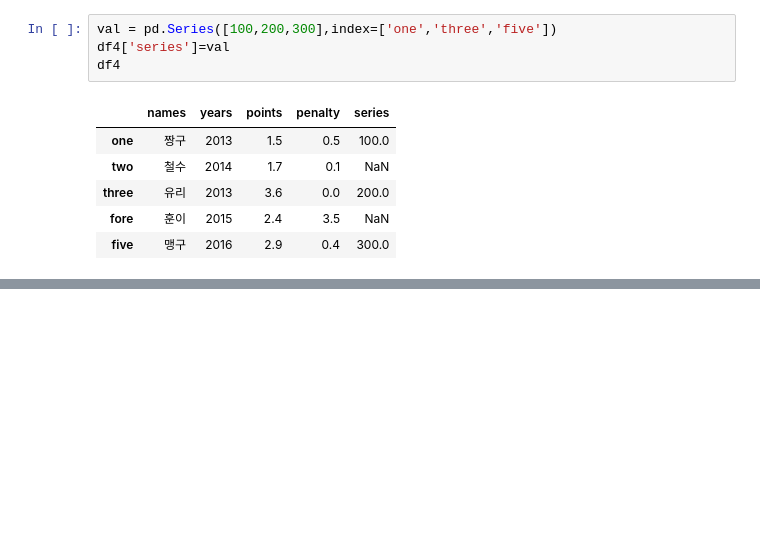
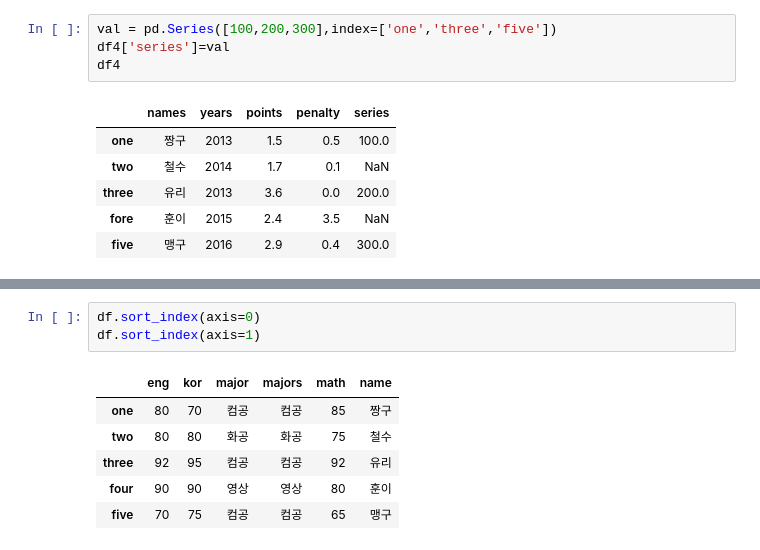
Before and after one commit to jinnnii/bigdata_visualzation_project, a Jupyter notebook: python/basic_pandas.ipynb, the cells around one changed output, grey strips where cells are left out. Drawn from its saved outputs; the diff is of its cells as text; blank space fills up the shorter version.

```diff
--- a/python/basic_pandas.ipynb
+++ b/python/basic_pandas.ipynb
@@ -318,0 +455,10 @@ df4
+# %%
+df.sort_index(axis=0)
+df.sort_index(axis=1)
+# %% [output]
+|  | eng | kor | major | majors | math | name |
+| one | 80 | 70 | 컴공 | 컴공 | 85 | 짱구 |
+| two | 80 | 80 | 화공 | 화공 | 75 | 철수 |
+| three | 92 | 95 | 컴공 | 컴공 | 92 | 유리 |
+| four | 90 | 90 | 영상 | 영상 | 80 | 훈이 |
+| five | 70 | 75 | 컴공 | 컴공 | 65 | 맹구 |
```
Also changed, not shown: parts of 23 cells of this notebook, 27 other files.
